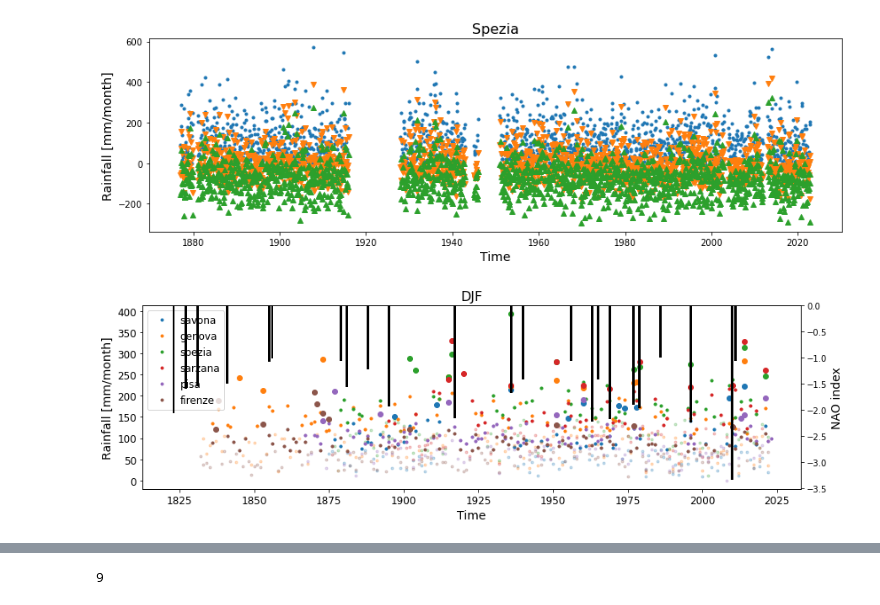
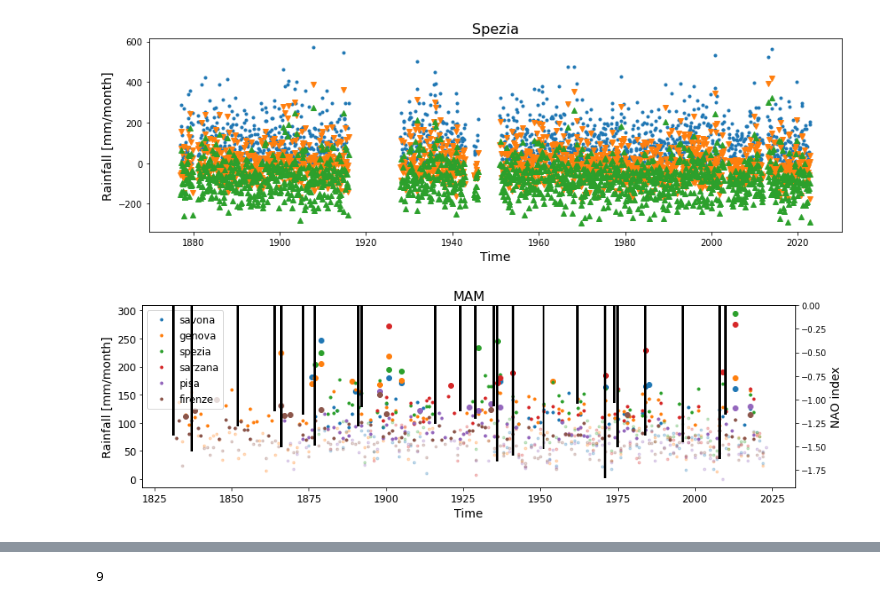
Before and after one commit to agonmer/magra_rainfall, a Jupyter notebook: rainfall_series.ipynb, the cells around one changed output, grey strips where cells are left out. Drawn from its saved outputs; the diff is of its cells as text; code cells hidden in the pictures.

```diff
--- a/rainfall_series.ipynb
+++ b/rainfall_series.ipynb
@@ -98,9 +98,9 @@ def get_nao_month(label_month):
 case_study = 'firenze'; title_str = 'Firenze'
 #case_study = 'genova'; title_str = 'Genova'
 #case_study = 'pisa'; title_str = 'Pisa'
-#case_study = 'sarzana'; title_str = 'Sarzana'
+case_study = 'sarzana'; title_str = 'Sarzana'
 #case_study = 'savona'; title_str = 'Savona'
-#case_study = 'spezia'; title_str = 'Spezia'
+case_study = 'spezia'; title_str = 'Spezia'
 
 path2data = './data/'
 # %%
@@ -461,7 +485,7 @@ df.to_csv('./'+case_study+'_regular_rainfall.txt', index=False)
 # Now take all the stations together and compare them at the seasonal scale.
 
 case_list = ['savona','genova','spezia','sarzana','pisa','firenze']
-label_season = 'DJF'
+label_season = 'MAM'
 
 fig, ax1 = plt.subplots(figsize=(14,4))
 cc = 0
@@ -473,31 +497,32 @@ for case in case_list:
     rainfall_no_ss = df.rainfall_no_ss.values
     rainfall_no_ss_1std = df.rainfall_no_ss_1std.values
 
     offset_y = time_regular[0].astype('datetime64[Y]').astype(int) + 1970
     yor_u, rainfall_season = get_rainfall_season(rainfall_regular,label_season,offset_y)
     yor_u_ss, rainfall_season_no_ss_season = get_rainfall_season(rainfall_no_ss,label_season,offset_y)
     yor_u_ss_1tsd, rainfall_season_no_ss_1std_season = get_rainfall_season(rainfall_no_ss_1std,label_season,offset_y)
 
     #plt.plot(time_regular,rainfall_regular,'.',label=case)
     plt.plot(yor_u,rainfall_season,'.',color='C'+str(cc),alpha=0.25)
     plt.plot(yor_u[rainfall_season_no_ss_season>0],rainfall_season[rainfall_season_no_ss_season>0],
              '.',color='C'+str(cc),label=case)
     plt.plot(yor_u[rainfall_season_no_ss_1std_season>0],rainfall_season[rainfall_season_no_ss_1std_season>0],
              'o',color='C'+str(cc))
     cc += 1
 
 plt.legend(fontsize=12)
 plt.ylabel('Rainfall [mm/month]',fontsize=14)
 plt.xlabel('Time',fontsize=14)
 plt.title(label_season,fontsize=16)
 plt.tick_params(axis='both', labelsize=12)
 
 year_nao, nao_seasonal = get_nao_season(label_season)
 ax2 = ax1.twinx()
 #ax2.plot(year_nao,nao_seasonal,'k',alpha=0.2)
 ax2.bar(year_nao[nao_seasonal<-1],nao_seasonal[nao_seasonal<-1],color='k')
+#ax2.plot(year_nao,nao_seasonal,color='k')
 ax2.set_ylabel('NAO index',fontsize=14)
 
 plt.savefig('./figures/heavy_rainfall_'+label_season+'.png',bbox_inches = 'tight')
 # %% [output]
-[figure, old version]
+[figure, new version]
```
Also changed, not shown: parts of 14 cells of this notebook.
